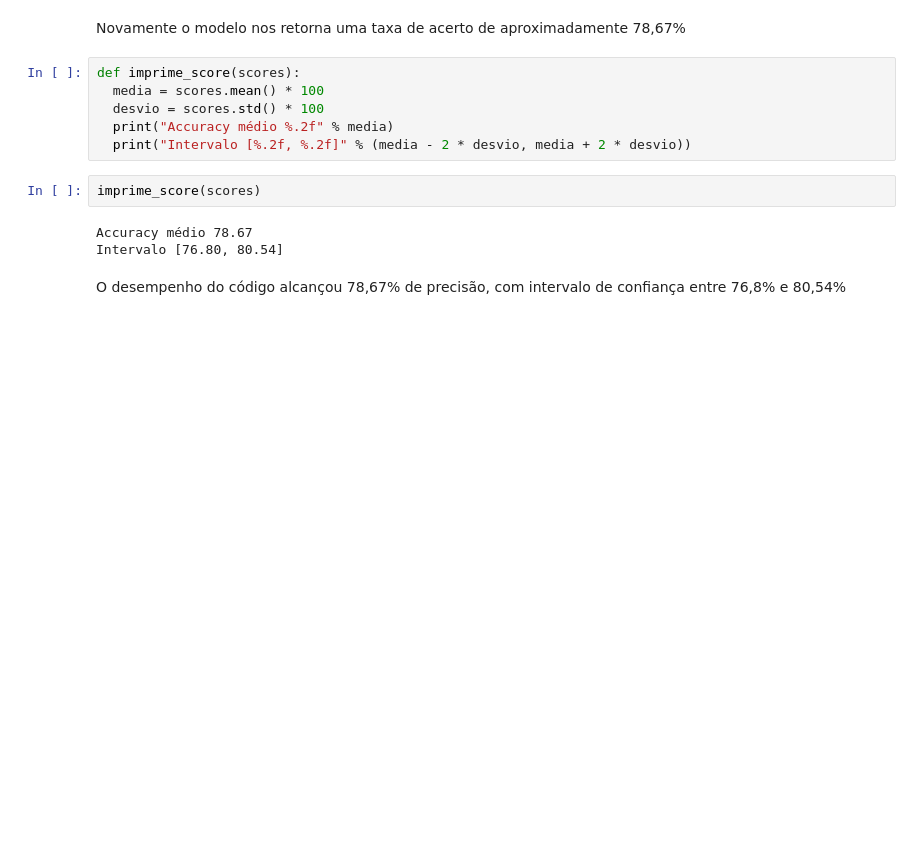
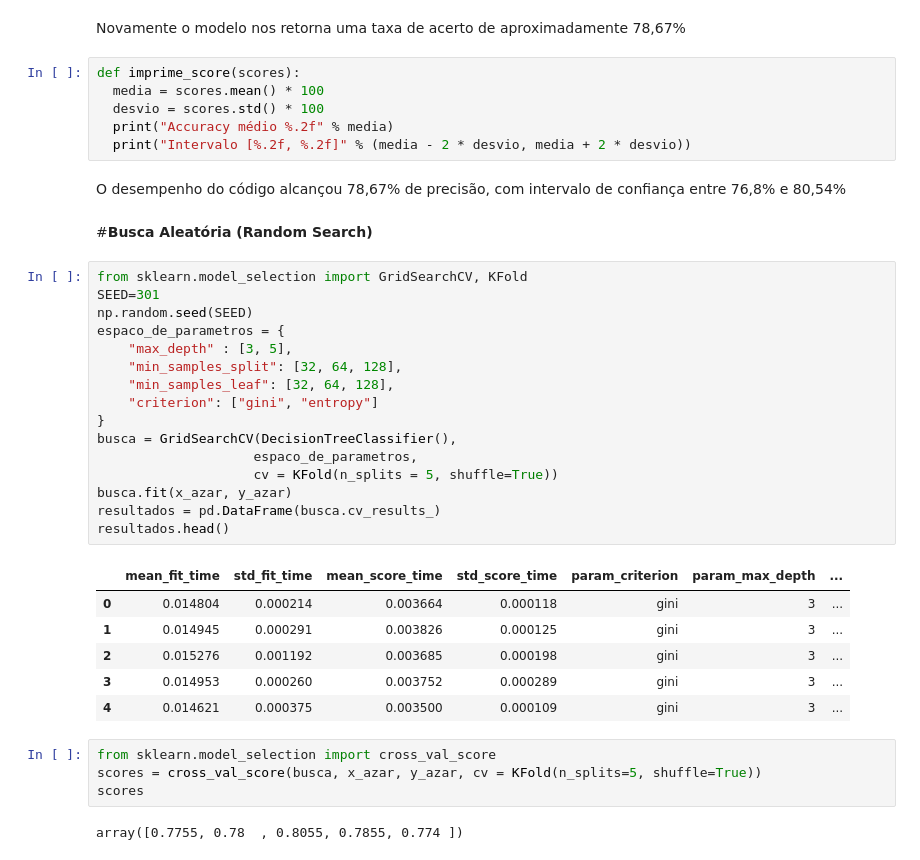
Before and after one commit to lucashamon1/Ciencia-de-Dados, a Jupyter notebook: Introduçao_a_machine_learning_modelo_4.ipynb, the cells around one changed output. Drawn from its saved outputs; the diff is of its cells as text; blank space fills up the shorter version.

```diff
--- a/Introduçao_a_machine_learning_modelo_4.ipynb
+++ b/Introduçao_a_machine_learning_modelo_4.ipynb
@@ -740,10 +740,36 @@ def imprime_score(scores):
   desvio = scores.std() * 100
   print("Accuracy médio %.2f" % media)
   print("Intervalo [%.2f, %.2f]" % (media - 2 * desvio, media + 2 * desvio))
-# %%
-imprime_score(scores)
-# %% [output]
-Accuracy médio 78.67
-Intervalo [76.80, 80.54]
 # %% [markdown]
 O desempenho do código alcançou 78,67% de precisão, com intervalo de confiança entre 76,8% e 80,54%
+# %% [markdown]
+#**Busca Aleatória (Random Search)**
+# %%
+from sklearn.model_selection import GridSearchCV, KFold
+SEED=301
+np.random.seed(SEED)
+espaco_de_parametros = {
+    "max_depth" : [3, 5],
+    "min_samples_split": [32, 64, 128],
+    "min_samples_leaf": [32, 64, 128],
+    "criterion": ["gini", "entropy"]
+}
+busca = GridSearchCV(DecisionTreeClassifier(),
+                    espaco_de_parametros,
+                    cv = KFold(n_splits = 5, shuffle=True))
+busca.fit(x_azar, y_azar)
+resultados = pd.DataFrame(busca.cv_results_)
+resultados.head()
+# %% [output]
+|  | mean_fit_time | std_fit_time | mean_score_time | std_score_time | param_criterion | param_max_depth | ... |
+| 0 | 0.014804 | 0.000214 | 0.003664 | 0.000118 | gini | 3 | ... |
+| 1 | 0.014945 | 0.000291 | 0.003826 | 0.000125 | gini | 3 | ... |
+| 2 | 0.015276 | 0.001192 | 0.003685 | 0.000198 | gini | 3 | ... |
+| 3 | 0.014953 | 0.000260 | 0.003752 | 0.000289 | gini | 3 | ... |
+| 4 | 0.014621 | 0.000375 | 0.003500 | 0.000109 | gini | 3 | ... |
+# %%
+from sklearn.model_selection import cross_val_score
+scores = cross_val_score(busca, x_azar, y_azar, cv = KFold(n_splits=5, shuffle=True))
+scores
+# %% [output]
+array([0.7755, 0.78  , 0.8055, 0.7855, 0.774 ])
```
Also changed, not shown: parts of 10 cells of this notebook.
